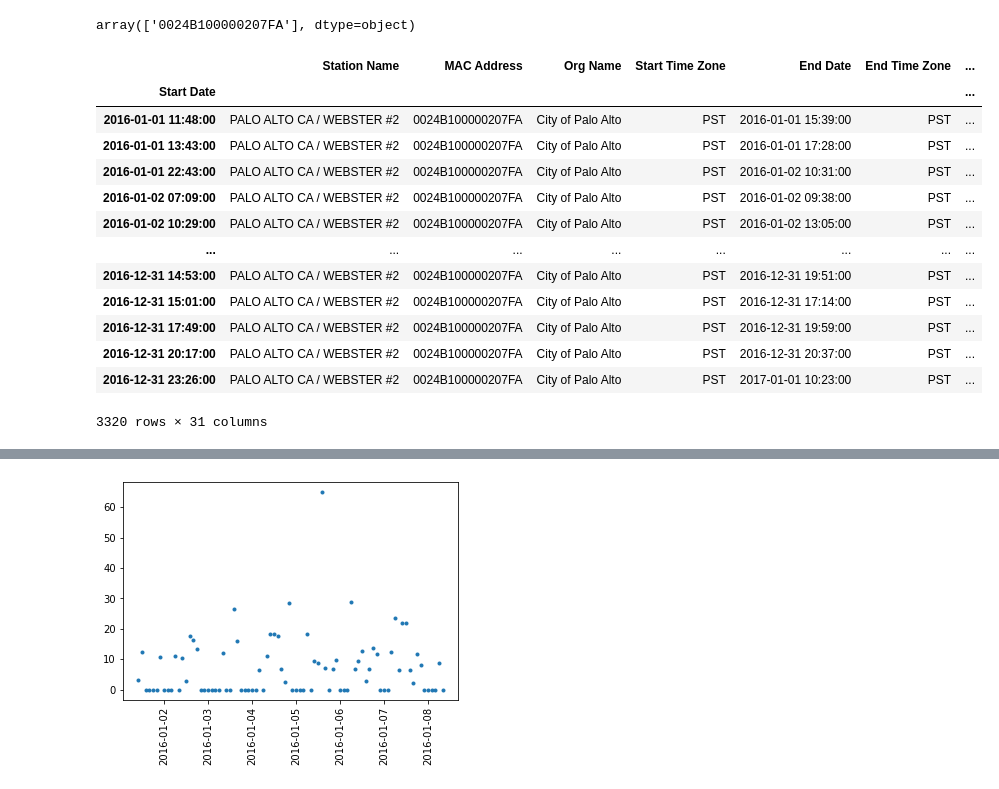
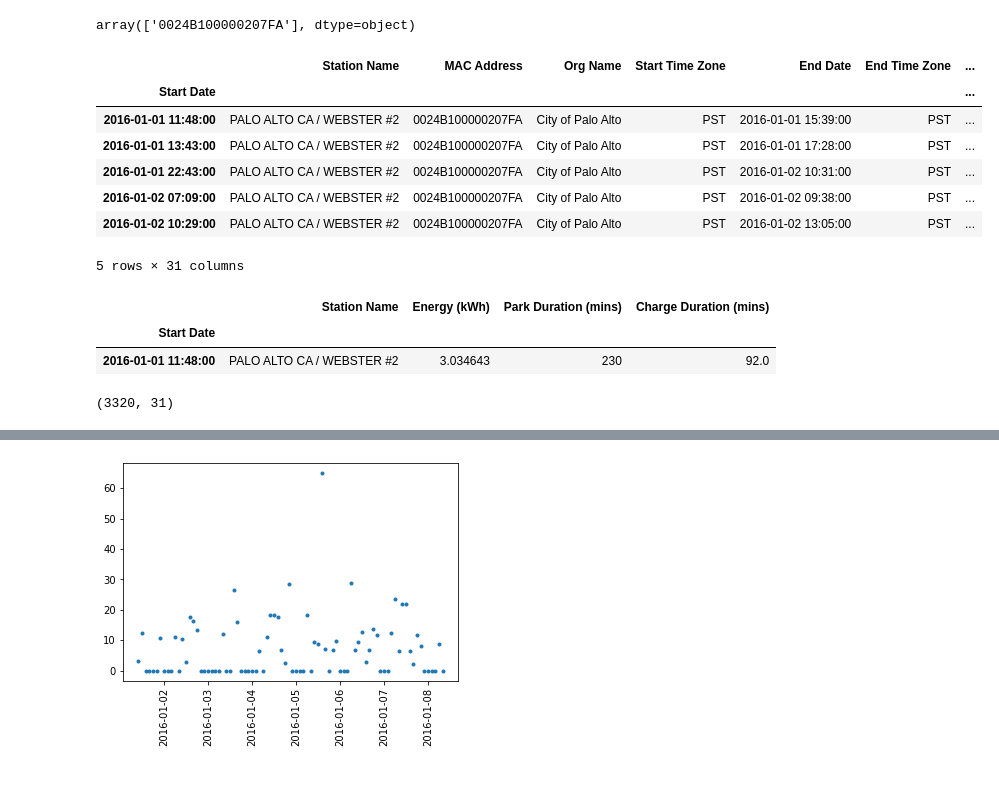
Before and after one commit to Jungar111/Bachelor2021, a Jupyter notebook: Oskars_Lag_notebook.ipynb, the cells around one changed output, grey strips where cells are left out. Drawn from its saved outputs; the diff is of its cells as text; code cells hidden in the pictures.

```diff
--- a/Oskars_Lag_notebook.ipynb
+++ b/Oskars_Lag_notebook.ipynb
@@ -129,24 +129,36 @@ df16one.head()
 df16one['MAC Address'].unique()
 # %% [output]
 array(['0024B100000207FA'], dtype=object)
-# %%
-df16one = df16one.set_index('Start Date')
-df16one.sort_index()
-# %% [output]
-|  | Station Name | MAC Address | Org Name | Start Time Zone | End Date | End Time Zone | ... |
-| Start Date |  |  |  |  |  |  | ... |
-| 2016-01-01 11:48:00 | PALO ALTO CA / WEBSTER #2 | 0024B100000207FA | City of Palo Alto | PST | 2016-01-01 15:39:00 | PST | ... |
-| 2016-01-01 13:43:00 | PALO ALTO CA / WEBSTER #2 | 0024B100000207FA | City of Palo Alto | PST | 2016-01-01 17:28:00 | PST | ... |
-| 2016-01-01 22:43:00 | PALO ALTO CA / WEBSTER #2 | 0024B100000207FA | City of Palo Alto | PST | 2016-01-02 10:31:00 | PST | ... |
-| 2016-01-02 07:09:00 | PALO ALTO CA / WEBSTER #2 | 0024B100000207FA | City of Palo Alto | PST | 2016-01-02 09:38:00 | PST | ... |
-| 2016-01-02 10:29:00 | PALO ALTO CA / WEBSTER #2 | 0024B100000207FA | City of Palo Alto | PST | 2016-01-02 13:05:00 | PST | ... |
-| ... | ... | ... | ... | ... | ... | ... | ... |
-| 2016-12-31 14:53:00 | PALO ALTO CA / WEBSTER #2 | 0024B100000207FA | City of Palo Alto | PST | 2016-12-31 19:51:00 | PST | ... |
-| 2016-12-31 15:01:00 | PALO ALTO CA / WEBSTER #2 | 0024B100000207FA | City of Palo Alto | PST | 2016-12-31 17:14:00 | PST | ... |
-| 2016-12-31 17:49:00 | PALO ALTO CA / WEBSTER #2 | 0024B100000207FA | City of Palo Alto | PST | 2016-12-31 19:59:00 | PST | ... |
-| 2016-12-31 20:17:00 | PALO ALTO CA / WEBSTER #2 | 0024B100000207FA | City of Palo Alto | PST | 2016-12-31 20:37:00 | PST | ... |
-| 2016-12-31 23:26:00 | PALO ALTO CA / WEBSTER #2 | 0024B100000207FA | City of Palo Alto | PST | 2017-01-01 10:23:00 | PST | ... |
-3320 rows × 31 columns
+# %%
+df16one = df16one.set_index('Start Date')
+df16one.sort_index()
+# Minutes (kWh) spent in each time slot of X hours
+# Assuming constant charging speed and calculating individual kWh/min we can derive kWh demanded in each time slot
+
+
+#Create new dataframe?
+#df16one[['Start Date', 'Station Name', 'End Date', 'Energy (kWh)', 'Park Duration (mins)', 'Charge Duration (mins)']].head(1)
+#df16one[['Start Date', 'Station Name', 'End Date']].head()
+df16one.head()
+# %% [output]
+|  | Station Name | MAC Address | Org Name | Start Time Zone | End Date | End Time Zone | ... |
+| Start Date |  |  |  |  |  |  | ... |
+| 2016-01-01 11:48:00 | PALO ALTO CA / WEBSTER #2 | 0024B100000207FA | City of Palo Alto | PST | 2016-01-01 15:39:00 | PST | ... |
+| 2016-01-01 13:43:00 | PALO ALTO CA / WEBSTER #2 | 0024B100000207FA | City of Palo Alto | PST | 2016-01-01 17:28:00 | PST | ... |
+| 2016-01-01 22:43:00 | PALO ALTO CA / WEBSTER #2 | 0024B100000207FA | City of Palo Alto | PST | 2016-01-02 10:31:00 | PST | ... |
+| 2016-01-02 07:09:00 | PALO ALTO CA / WEBSTER #2 | 0024B100000207FA | City of Palo Alto | PST | 2016-01-02 09:38:00 | PST | ... |
+| 2016-01-02 10:29:00 | PALO ALTO CA / WEBSTER #2 | 0024B100000207FA | City of Palo Alto | PST | 2016-01-02 13:05:00 | PST | ... |
+5 rows × 31 columns
+# %%
+df16one[['Station Name', 'Energy (kWh)', 'Park Duration (mins)', 'Charge Duration (mins)']].head(1)
+# %% [output]
+|  | Station Name | Energy (kWh) | Park Duration (mins) | Charge Duration (mins) |
+| Start Date |  |  |  |  |
+| 2016-01-01 11:48:00 | PALO ALTO CA / WEBSTER #2 | 3.034643 | 230 | 92.0 |
+# %%
+df16one.shape
+# %% [output]
+(3320, 31)
 # %%
 dftest = df16one.resample('2H').sum()
 dftest
```
Also changed, not shown: parts of 10 cells of this notebook, 2 other files.
